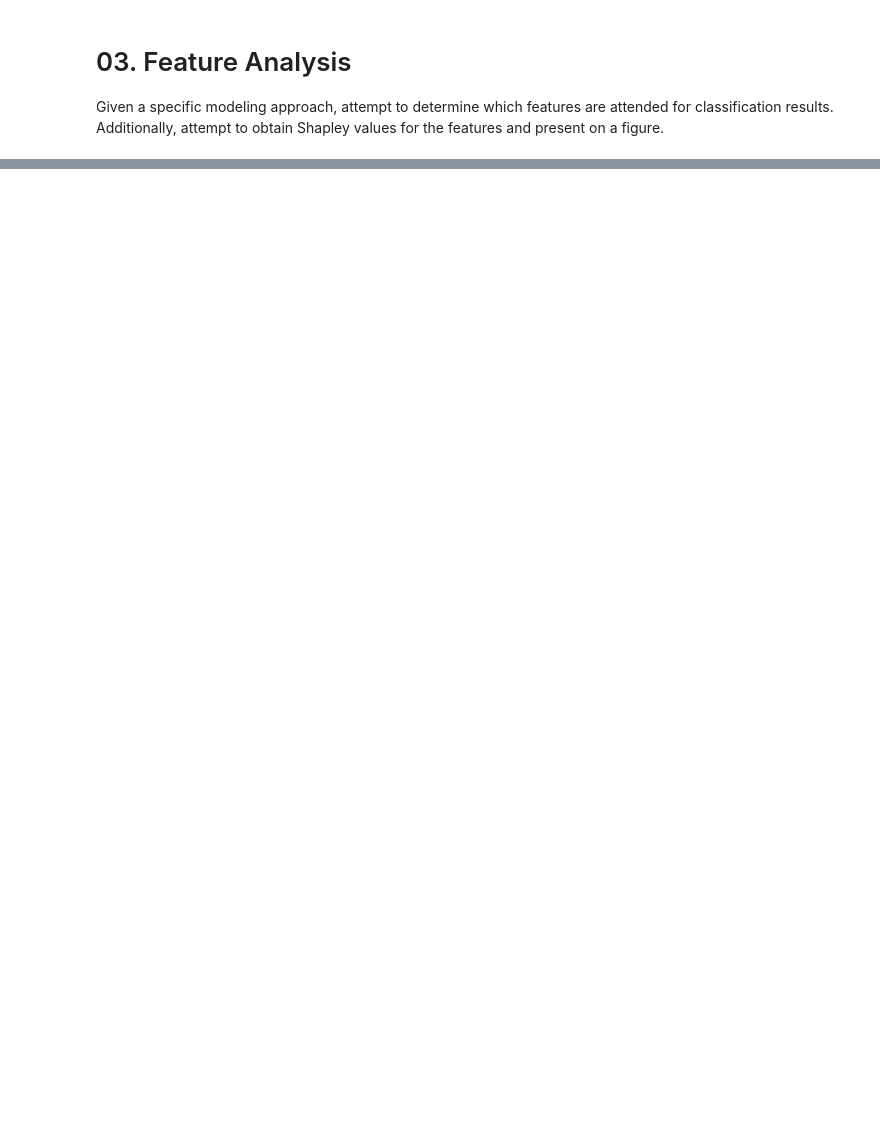
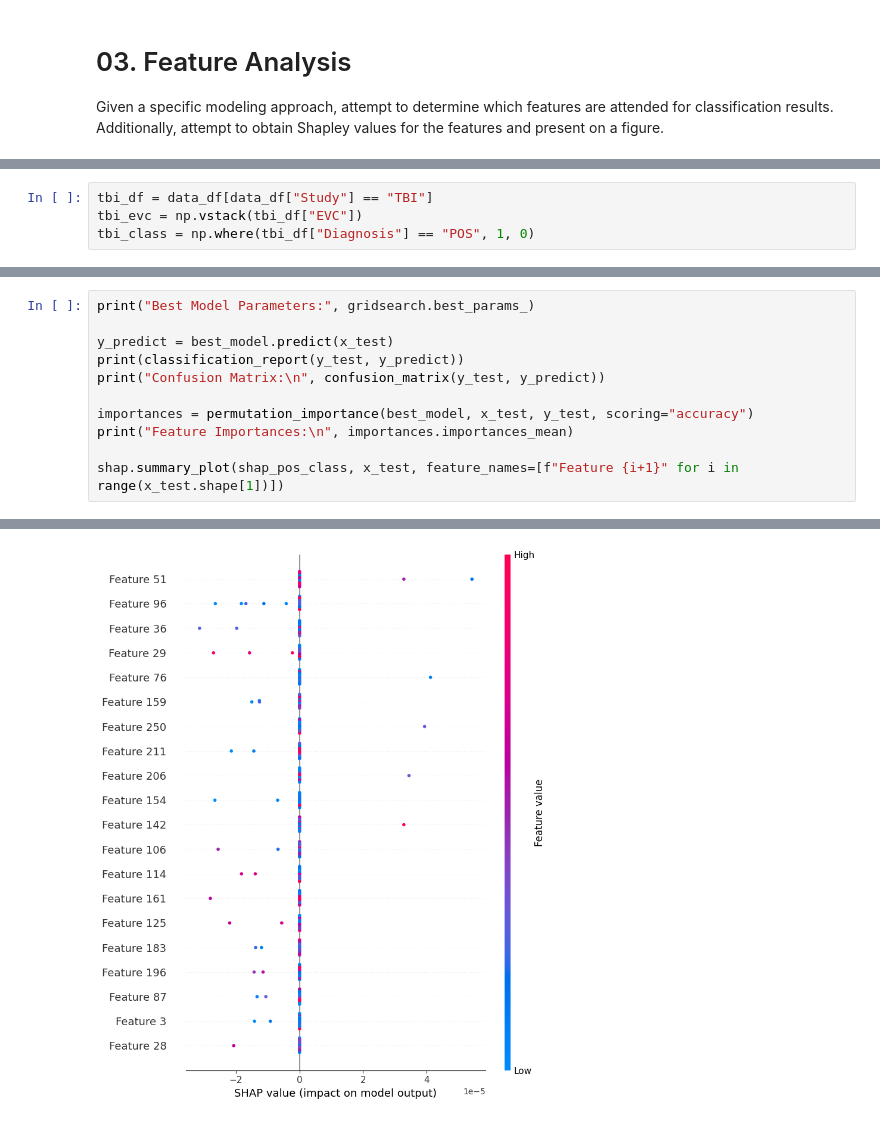
Before and after one commit to mcdowellkonnor/BrainConnectivity, a Jupyter notebook: BrainConnectivity/03_Feature_Analysis.ipynb, the cells around one changed output, grey strips where cells are left out. Saved outputs shown, nothing was run; the diff lists cells and outputs as text; blank space fills up the shorter version.

Commit message:
Initial TBI Shapley Tests

```diff
--- a/BrainConnectivity/03_Feature_Analysis.ipynb
+++ b/BrainConnectivity/03_Feature_Analysis.ipynb
@@ -20,3 +26,7 @@ data_df.head()
 | 2 | 1085 | HC | MUSC | [[-1.300582984, -6.808979653, -28... | [[0.0, -0.2652810998939504, 0.020... | [0.036331611587248874, 0.02512092... | [0.014165572069570698, 0.01351556... | [0.9800037416273699, 0.9761500612... |
 | 3 | 1051 | HC | MUSC | [[23.00822698, -126.074722, 77.52... | [[0.0, -0.05925102455996451, -0.0... | [0.00791636744924377, 0.036118609... | [0.012860192895338064, 0.01270671... | [0.9669454007797847, 0.9743611978... |
 | 4 | 1155 | HC | MUSC | [[-6.295390793, -24.09210886, 31.... | [[0.0, -0.037840818730998683, -0.... | [0.017409557893134447, 0.01088625... | [0.010173478405801618, 0.01027414... | [0.9544663828468297, 0.9249482579... |
+# %%
+tbi_df = data_df[data_df["Study"] == "TBI"]
+tbi_evc = np.vstack(tbi_df["EVC"])
+tbi_class = np.where(tbi_df["Diagnosis"] == "POS", 1, 0)
@@ -22,0 +76,12 @@ data_df.head()
+# %%
+print("Best Model Parameters:", gridsearch.best_params_)
+
+y_predict = best_model.predict(x_test)
+print(classification_report(y_test, y_predict))
+print("Confusion Matrix:\n", confusion_matrix(y_test, y_predict))
+
+importances = permutation_importance(best_model, x_test, y_test, scoring="accuracy")
+print("Feature Importances:\n", importances.importances_mean)
+
+shap.summary_plot(shap_pos_class, x_test, feature_names=[f"Feature {i+1}" for i in range(x_test.shape[1])])
+# %% [output]
@@ -22,0 +105 @@ data_df.head()
+[figure, added]
```
Also changed, not shown: parts of 6 cells of this notebook, 1 other file.
